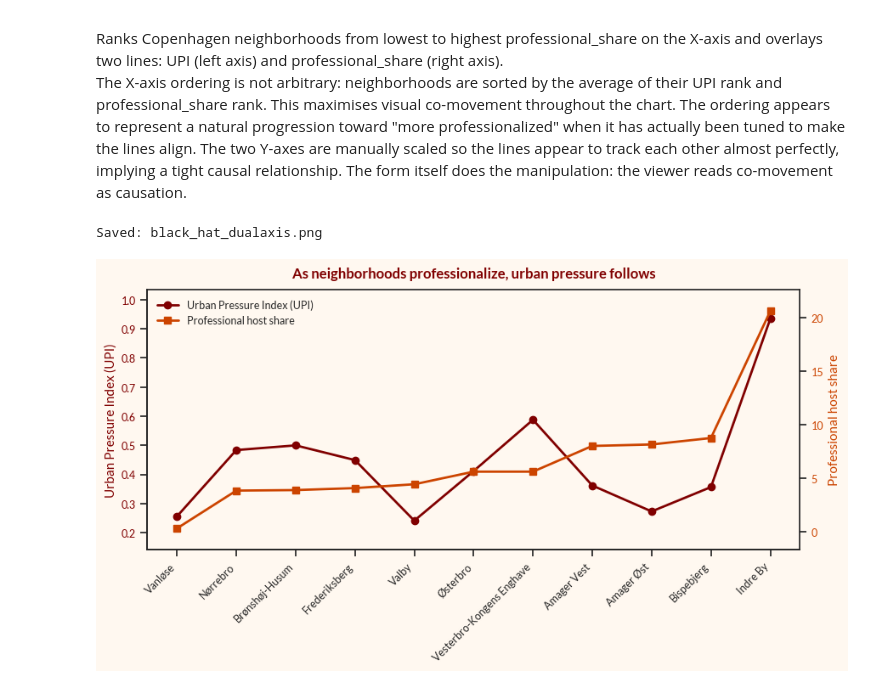
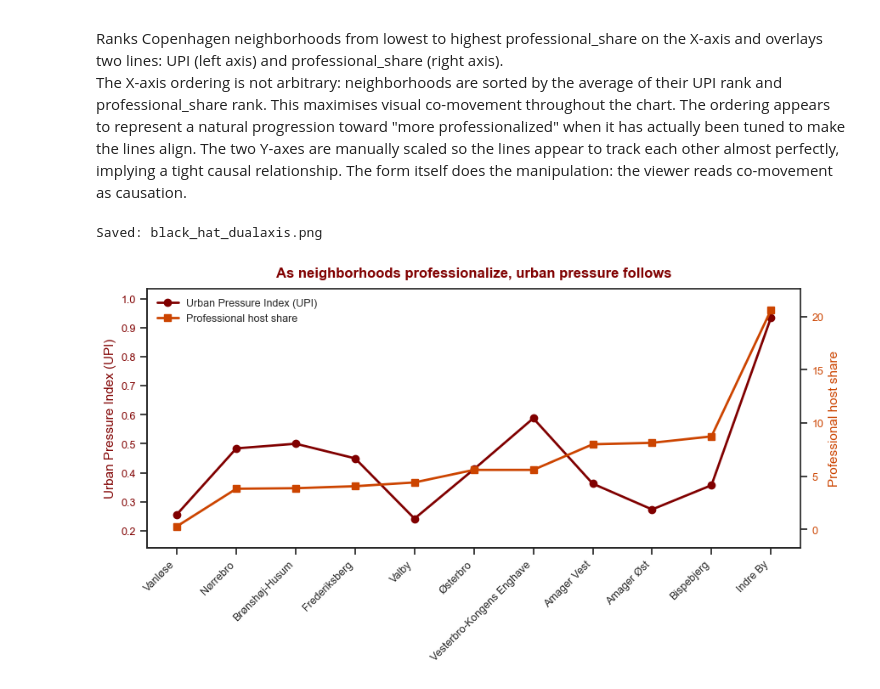
Before and after one commit to andreamammano89-maker/DataVisualisationPW_MESA, a Jupyter notebook: white_black_hat.ipynb, the cells around one changed output. Cells and saved outputs as stored; diff of their text form; code cells hidden in the pictures.

Commit message:
change background of the black'hat visualisation

```diff
--- a/white_black_hat.ipynb
+++ b/white_black_hat.ipynb
@@ -96,8 +96,6 @@ upi_values = cph_sorted['UPI'].values
 ps_values = cph_sorted['professional_share'].values
 
 fig, ax1 = plt.subplots(figsize=(9, 5))
-fig.patch.set_facecolor('#FFF8F0')
-ax1.set_facecolor('#FFF8F0')
 sns.despine(ax=ax1, top=True, right=True)
 
 # Left axis: UPI
@@ -108,31 +106,31 @@ ax1.set_ylabel('Urban Pressure Index (UPI)', color='#800000', fontsize=11)
 ax1.tick_params(axis='y', labelcolor='#800000', labelsize=9)
 ax1.set_ylim(upi_values.min() - 0.1, upi_values.max() + 0.1)
 
 # Right axis: professional_share
 ax2 = ax1.twinx()
 ax2.plot(range(len(neighborhood_names)), ps_values,
          color='#CC4400', linewidth=2.0, marker='s', markersize=6,
          label='Professional host share')
 ax2.set_ylabel('Professional host share', color='#CC4400', fontsize=11)
 ax2.tick_params(axis='y', labelcolor='#CC4400', labelsize=9)
 ax2.set_ylim(ps_values.min() - 2.0, ps_values.max() + 2.0)
 
 # X-axis: neighbourhood names
 ax1.set_xticks(range(len(neighborhood_names)))
 ax1.set_xticklabels(neighborhood_names, rotation=45, ha='right', fontsize=9)
 
 # Combined legend
 lines1, labels1 = ax1.get_legend_handles_labels()
 lines2, labels2 = ax2.get_legend_handles_labels()
 ax1.legend(lines1 + lines2, labels1 + labels2,
            frameon=False, fontsize=9, loc='upper left')
 
 ax1.set_title('As neighborhoods professionalize, urban pressure follows',
               fontsize=12, fontweight='bold', color='#800000', pad=10)
 
 fig.tight_layout()
 fig.savefig('black_hat_dualaxis.png', dpi=dpi, bbox_inches='tight')
 print('Saved: black_hat_dualaxis.png')
 # %% [output]
 Saved: black_hat_dualaxis.png
-[figure, old version]
+[figure, new version]
```
Also changed, not shown: parts of 1 cell of this notebook, 3 other files.
